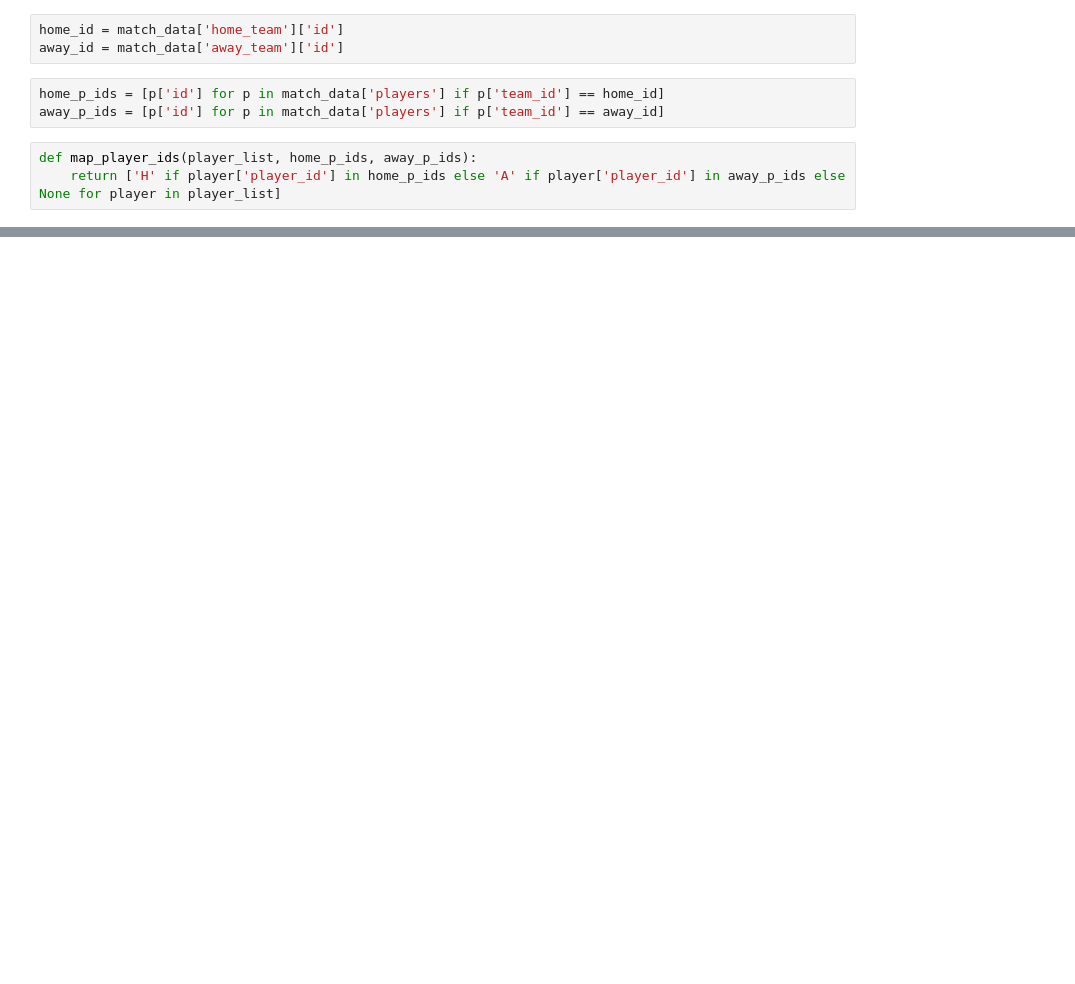
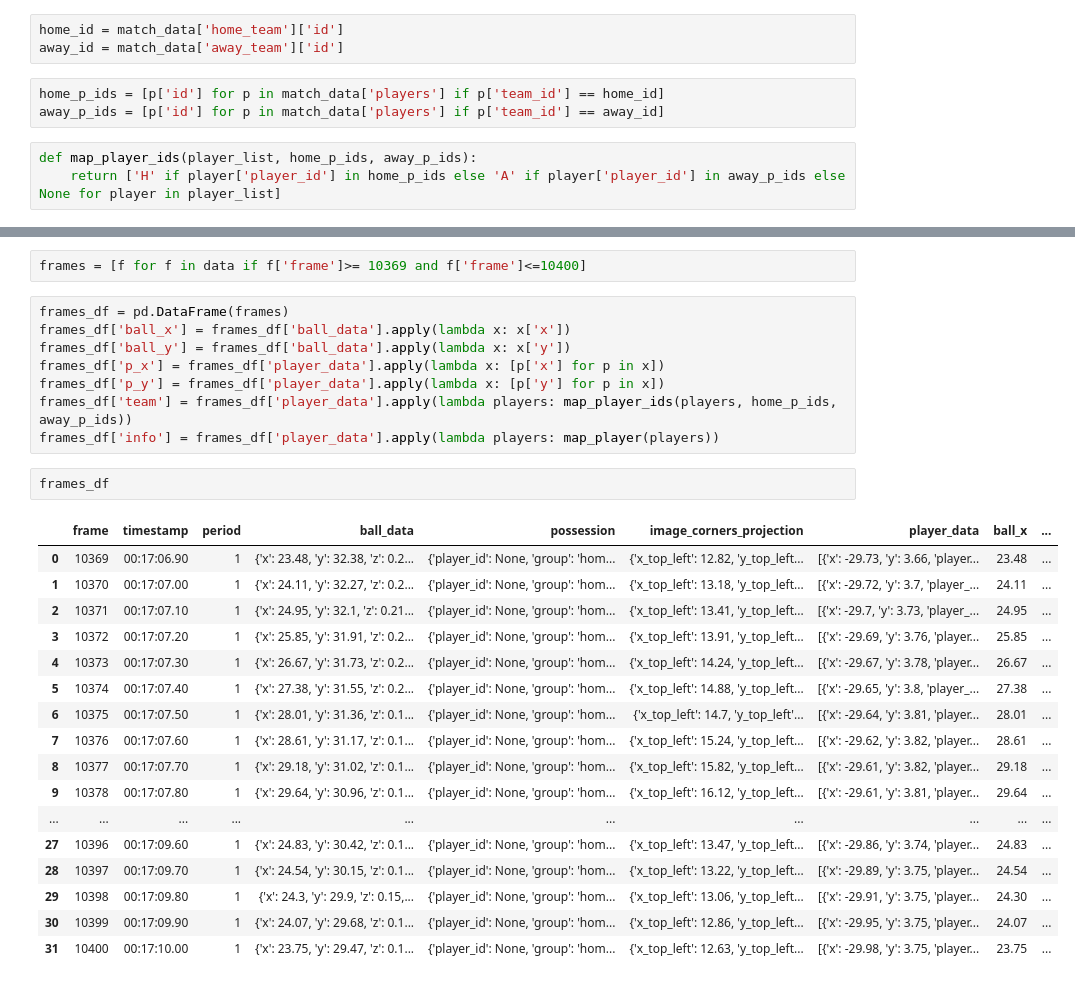
Before and after one commit to lorihe/ASI, a Jupyter notebook: plot.ipynb, the cells around one changed output, grey strips where cells are left out. Cells and saved outputs as stored; diff of their text form; blank space fills up the shorter version.

```diff
--- a/plot.ipynb
+++ b/plot.ipynb
@@ -129,0 +138,30 @@ fig.update_layout(
+# %%
+frames = [f for f in data if f['frame']>= 10369 and f['frame']<=10400]
+# %%
+frames_df = pd.DataFrame(frames)
+frames_df['ball_x'] = frames_df['ball_data'].apply(lambda x: x['x'])
+frames_df['ball_y'] = frames_df['ball_data'].apply(lambda x: x['y'])
+frames_df['p_x'] = frames_df['player_data'].apply(lambda x: [p['x'] for p in x])
+frames_df['p_y'] = frames_df['player_data'].apply(lambda x: [p['y'] for p in x])
+frames_df['team'] = frames_df['player_data'].apply(lambda players: map_player_ids(players, home_p_ids, away_p_ids))
+frames_df['info'] = frames_df['player_data'].apply(lambda players: map_player(players))
+# %%
+frames_df
+# %% [output]
+|  | frame | timestamp | period | ball_data | possession | image_corners_projection | player_data | ball_x | ... |
+| 0 | 10369 | 00:17:06.90 | 1 | {'x': 23.48, 'y': 32.38, 'z': 0.2... | {'player_id': None, 'group': 'hom... | {'x_top_left': 12.82, 'y_top_left... | [{'x': -29.73, 'y': 3.66, 'player... | 23.48 | ... |
+| 1 | 10370 | 00:17:07.00 | 1 | {'x': 24.11, 'y': 32.27, 'z': 0.2... | {'player_id': None, 'group': 'hom... | {'x_top_left': 13.18, 'y_top_left... | [{'x': -29.72, 'y': 3.7, 'player_... | 24.11 | ... |
+| 2 | 10371 | 00:17:07.10 | 1 | {'x': 24.95, 'y': 32.1, 'z': 0.21... | {'player_id': None, 'group': 'hom... | {'x_top_left': 13.41, 'y_top_left... | [{'x': -29.7, 'y': 3.73, 'player_... | 24.95 | ... |
+| 3 | 10372 | 00:17:07.20 | 1 | {'x': 25.85, 'y': 31.91, 'z': 0.2... | {'player_id': None, 'group': 'hom... | {'x_top_left': 13.91, 'y_top_left... | [{'x': -29.69, 'y': 3.76, 'player... | 25.85 | ... |
+| 4 | 10373 | 00:17:07.30 | 1 | {'x': 26.67, 'y': 31.73, 'z': 0.2... | {'player_id': None, 'group': 'hom... | {'x_top_left': 14.24, 'y_top_left... | [{'x': -29.67, 'y': 3.78, 'player... | 26.67 | ... |
+| 5 | 10374 | 00:17:07.40 | 1 | {'x': 27.38, 'y': 31.55, 'z': 0.2... | {'player_id': None, 'group': 'hom... | {'x_top_left': 14.88, 'y_top_left... | [{'x': -29.65, 'y': 3.8, 'player_... | 27.38 | ... |
+| 6 | 10375 | 00:17:07.50 | 1 | {'x': 28.01, 'y': 31.36, 'z': 0.1... | {'player_id': None, 'group': 'hom... | {'x_top_left': 14.7, 'y_top_left'... | [{'x': -29.64, 'y': 3.81, 'player... | 28.01 | ... |
+| 7 | 10376 | 00:17:07.60 | 1 | {'x': 28.61, 'y': 31.17, 'z': 0.1... | {'player_id': None, 'group': 'hom... | {'x_top_left': 15.24, 'y_top_left... | [{'x': -29.62, 'y': 3.82, 'player... | 28.61 | ... |
+| 8 | 10377 | 00:17:07.70 | 1 | {'x': 29.18, 'y': 31.02, 'z': 0.1... | {'player_id': None, 'group': 'hom... | {'x_top_left': 15.82, 'y_top_left... | [{'x': -29.61, 'y': 3.82, 'player... | 29.18 | ... |
+| 9 | 10378 | 00:17:07.80 | 1 | {'x': 29.64, 'y': 30.96, 'z': 0.1... | {'player_id': None, 'group': 'hom... | {'x_top_left': 16.12, 'y_top_left... | [{'x': -29.61, 'y': 3.81, 'player... | 29.64 | ... |
+| ... | ... | ... | ... | ... | ... | ... | ... | ... | ... |
+| 27 | 10396 | 00:17:09.60 | 1 | {'x': 24.83, 'y': 30.42, 'z': 0.1... | {'player_id': None, 'group': 'hom... | {'x_top_left': 13.47, 'y_top_left... | [{'x': -29.86, 'y': 3.74, 'player... | 24.83 | ... |
+| 28 | 10397 | 00:17:09.70 | 1 | {'x': 24.54, 'y': 30.15, 'z': 0.1... | {'player_id': None, 'group': 'hom... | {'x_top_left': 13.22, 'y_top_left... | [{'x': -29.89, 'y': 3.75, 'player... | 24.54 | ... |
+| 29 | 10398 | 00:17:09.80 | 1 | {'x': 24.3, 'y': 29.9, 'z': 0.15,... | {'player_id': None, 'group': 'hom... | {'x_top_left': 13.06, 'y_top_left... | [{'x': -29.91, 'y': 3.75, 'player... | 24.30 | ... |
+| 30 | 10399 | 00:17:09.90 | 1 | {'x': 24.07, 'y': 29.68, 'z': 0.1... | {'player_id': None, 'group': 'hom... | {'x_top_left': 12.86, 'y_top_left... | [{'x': -29.95, 'y': 3.75, 'player... | 24.07 | ... |
+| 31 | 10400 | 00:17:10.00 | 1 | {'x': 23.75, 'y': 29.47, 'z': 0.1... | {'player_id': None, 'group': 'hom... | {'x_top_left': 12.63, 'y_top_left... | [{'x': -29.98, 'y': 3.75, 'player... | 23.75 | ... |
```
Also changed, not shown: parts of 15 cells of this notebook, 3 other files.
